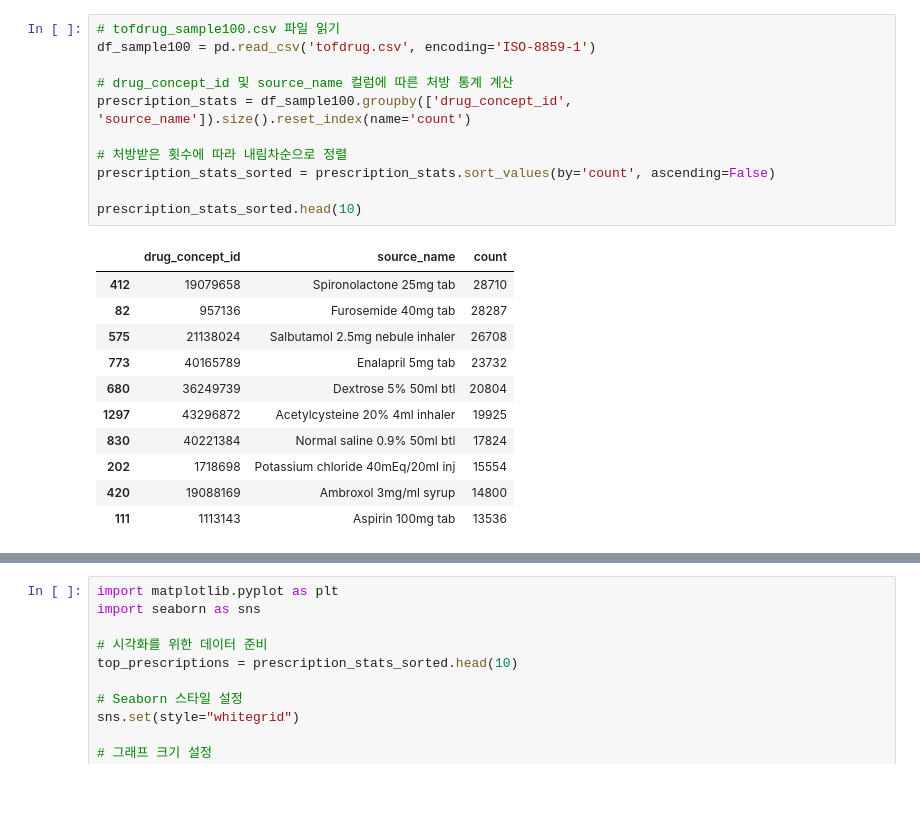
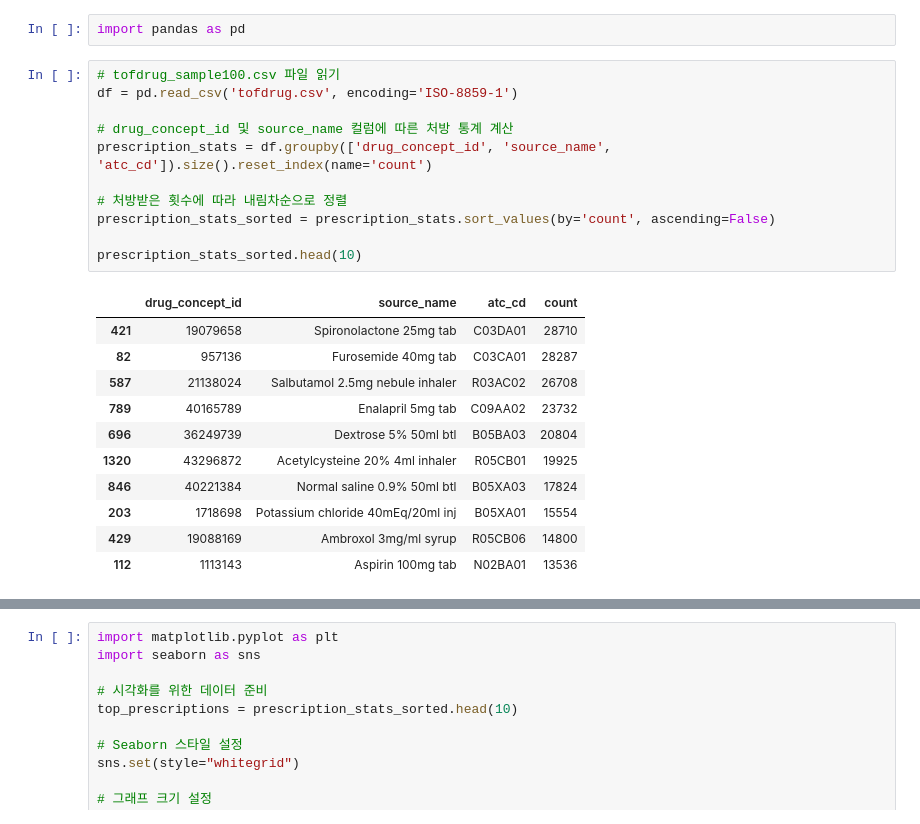
Before and after one commit to devguno/TOF, a Jupyter notebook: tt.ipynb, the cells around one changed output, grey strips where cells are left out. Saved outputs shown, nothing was run; the diff lists cells and outputs as text; blank space fills up the shorter version.

```diff
--- a/tt.ipynb
+++ b/tt.ipynb
@@ -20,23 +1,25 @@ output_path
+# %%
+import pandas as pd
 # %%
 # tofdrug_sample100.csv 파일 읽기
-df_sample100 = pd.read_csv('tofdrug.csv', encoding='ISO-8859-1')
+df = pd.read_csv('tofdrug.csv', encoding='ISO-8859-1')
 
 # drug_concept_id 및 source_name 컬럼에 따른 처방 통계 계산
-prescription_stats = df_sample100.groupby(['drug_concept_id', 'source_name']).size().reset_index(name='count')
+prescription_stats = df.groupby(['drug_concept_id', 'source_name', 'atc_cd']).size().reset_index(name='count')
 
 # 처방받은 횟수에 따라 내림차순으로 정렬
 prescription_stats_sorted = prescription_stats.sort_values(by='count', ascending=False)
 
 prescription_stats_sorted.head(10)
 # %% [output]
-|  | drug_concept_id | source_name | count |
-| 412 | 19079658 | Spironolactone 25mg tab | 28710 |
-| 82 | 957136 | Furosemide 40mg tab | 28287 |
-| 575 | 21138024 | Salbutamol 2.5mg nebule inhaler | 26708 |
-| 773 | 40165789 | Enalapril 5mg tab | 23732 |
-| 680 | 36249739 | Dextrose 5% 50ml btl | 20804 |
-| 1297 | 43296872 | Acetylcysteine 20% 4ml inhaler | 19925 |
-| 830 | 40221384 | Normal saline 0.9% 50ml btl | 17824 |
-| 202 | 1718698 | Potassium chloride 40mEq/20ml inj | 15554 |
-| 420 | 19088169 | Ambroxol 3mg/ml syrup | 14800 |
-| 111 | 1113143 | Aspirin 100mg tab | 13536 |
+|  | drug_concept_id | source_name | atc_cd | count |
+| 421 | 19079658 | Spironolactone 25mg tab | C03DA01 | 28710 |
+| 82 | 957136 | Furosemide 40mg tab | C03CA01 | 28287 |
+| 587 | 21138024 | Salbutamol 2.5mg nebule inhaler | R03AC02 | 26708 |
+| 789 | 40165789 | Enalapril 5mg tab | C09AA02 | 23732 |
+| 696 | 36249739 | Dextrose 5% 50ml btl | B05BA03 | 20804 |
+| 1320 | 43296872 | Acetylcysteine 20% 4ml inhaler | R05CB01 | 19925 |
+| 846 | 40221384 | Normal saline 0.9% 50ml btl | B05XA03 | 17824 |
+| 203 | 1718698 | Potassium chloride 40mEq/20ml inj | B05XA01 | 15554 |
+| 429 | 19088169 | Ambroxol 3mg/ml syrup | R05CB06 | 14800 |
+| 112 | 1113143 | Aspirin 100mg tab | N02BA01 | 13536 |
```
Also changed, not shown: parts of 4 cells of this notebook.
